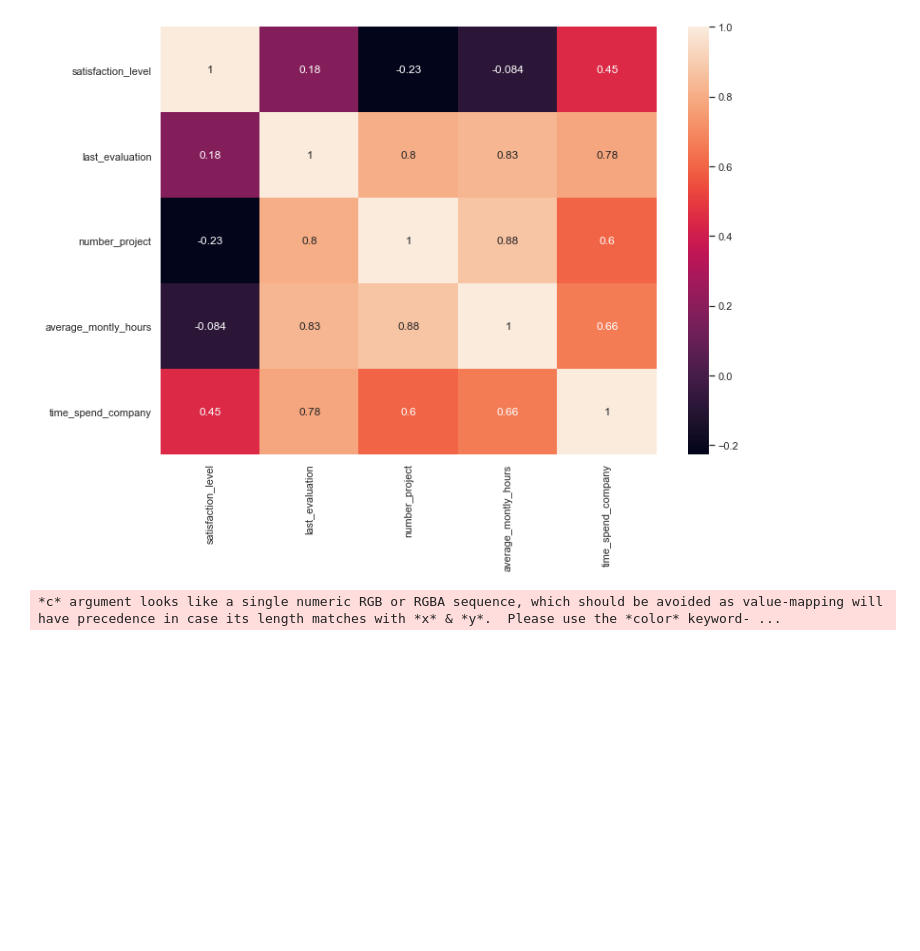
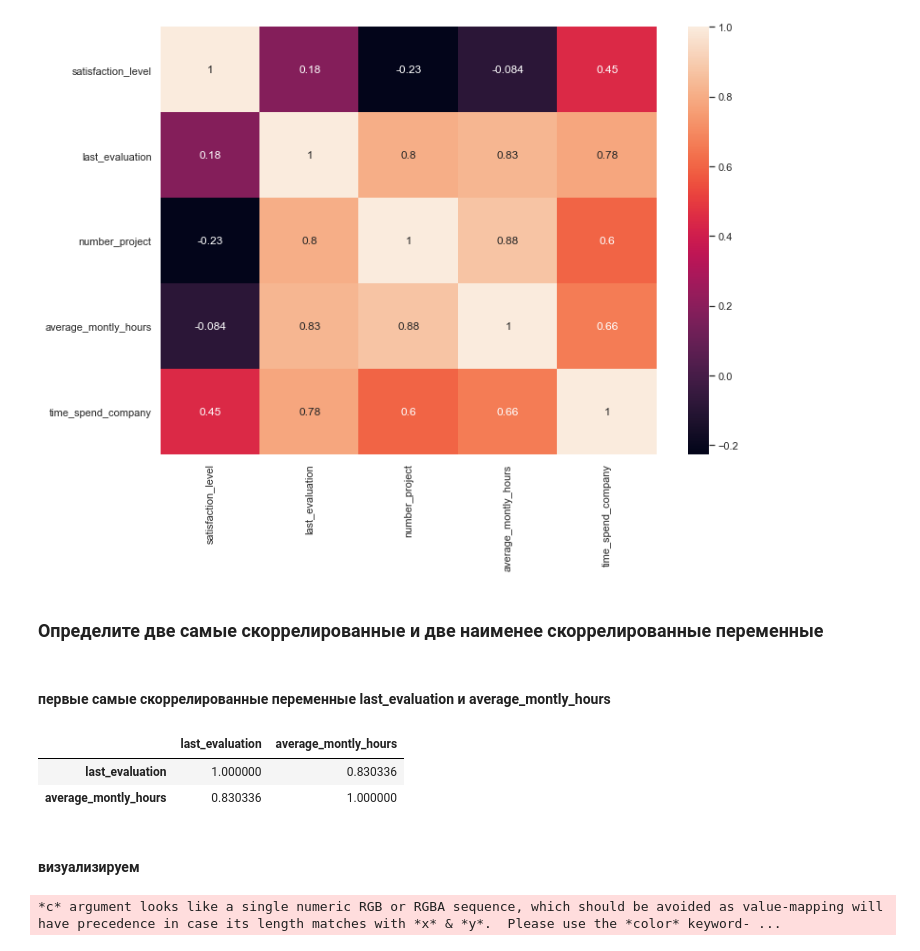
Before and after one commit to Abdulganiev/pyda-19, a Jupyter notebook: 4_Diploma_project/4_Diplom.ipynb, the cells around one changed output. Cells and saved outputs as stored; diff of their text form; code cells hidden in the pictures; blank space fills up the shorter version.

```diff
--- a/4_Diploma_project/4_Diplom.ipynb
+++ b/4_Diploma_project/4_Diplom.ipynb
@@ -63,0 +86,2 @@ df_HR.plot(kind='scatter', x='last_evaluation', y='average_montly_hours')
+# %%
+power = df_HR[df_HR['left'].isin([1])] # ДатаФрейм только для работающих
@@ -68,4 +97,16 @@ sns.heatmap(df_HR[df_HR['left'].isin([1])][cols].corr(), annot=True)
 # %% [output]
 <AxesSubplot:>
 [figure]
+# %% [markdown]
+### Определите две самые скоррелированные и две наименее скоррелированные переменные
+# %% [markdown]
+#### первые самые скоррелированные переменные last_evaluation и average_montly_hours
+# %%
+power[['last_evaluation', 'average_montly_hours']].corr()
+# %% [output]
+|  | last_evaluation | average_montly_hours |
+| last_evaluation | 1.000000 | 0.830336 |
+| average_montly_hours | 0.830336 | 1.000000 |
+# %% [markdown]
+#### визуализируем
 # %%
```
Also changed, not shown: parts of 63 cells of this notebook, 1 other file.
